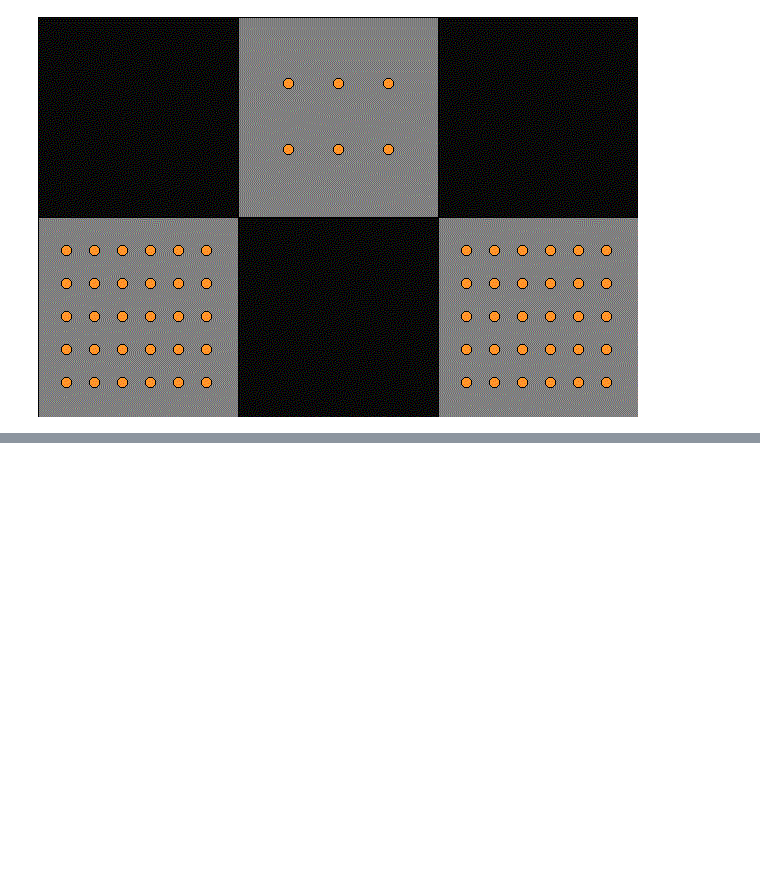
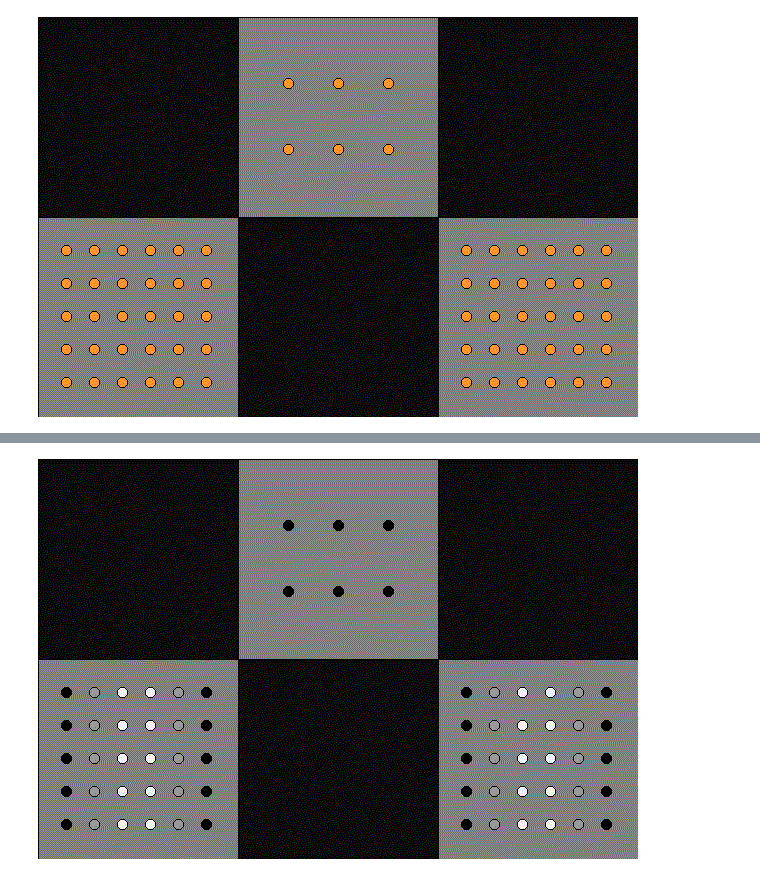
Before and after one commit to daddyjab/living_light, a Jupyter notebook: explore_concepts.ipynb, the cells around one changed output, grey strips where cells are left out. Cells and saved outputs as stored; diff of their text form; code cells hidden in the pictures; blank space fills up the shorter version.

```diff
--- a/explore_concepts.ipynb
+++ b/explore_concepts.ipynb
@@ -134,0 +127,91 @@ Profile: Clear Blue Sky => rgb: (64, 156, 255) => hls: (0.586,0.625,1.000), hsv:
+# %%
+def update_led_pattern(self, timestep:int=None, distance:tuple=None, proximity:dict=None ):
+      """
+        Within the main loop, update the LED pattern that is currently
+        running based upon the timestep that is specified
+        """
+
+        # Do what's needed to make one update to the LEDs based upon:
+        # * The current scenario (and associated LED Pattern and Color Profile)
+        # * The current timestep
+        # * @TODO: Distance measured to objects in the Model
+        # * @TODO: Proximity of objects to Entrance or Exit
+
+        color_profile = self.MODEL_SCENARIO_CONFIG[self.scenario]['color_profile']
+        led_pattern = self.MODEL_SCENARIO_CONFIG[self.scenario]['led_pattern']
+
+        # Functions that implement LED patterns
+        PATTERN_FUNCTION = {
+            'Come In': self._pattern_come_in
+        }
+
+        # Increment the LED pattern and return an array of RGB color strings for each Model component
+        led_colors = self._increment_led_pattern( brightness_func=PATTERN_FUNCTION[led_pattern], timestep=timestep, color_profile=color_profile )
+
+        # Update the LEDs (either physical LEDs or simulated LEDs)
+        m.draw_model_leds( led_colors )
+
+
+def _increment_led_pattern(self, brightness_func=None, timestep:int=0, color_profile:str='Direct Sunlight' ) -> np.ndarray:
+
+    # Update LED brightness patterns for each Model component
+    b_test = {}
+    lc_test = {}
+    for c in m.MODEL_CONFIG:
+
+        # Component LED config
+        rows = m.MODEL_CONFIG[c]['leds']['rows']
+        cols = m.MODEL_CONFIG[c]['leds']['cols']
+
+        # Create an array of the proper dimensions for this component of the model
+        b_test[c] = np.zeros( (rows,cols) )
+
+        # Set the LEDs to show the full range of brightness from 0.0 to 1.0
+        for row_ix in range(rows):
+            for col_ix in range(cols):
+
+                # Generate brightness levels based upon a supplied function
+                b_test[c][row_ix,col_ix] = brightness_func( c, row_ix, col_ix, rows, cols, timestep )
+
+        # Convert brightness levels to RGB strings
+        lc_test[c] = m.map_led_brightness_to_rgb_string( b_test[c], color_profile )
+        # print(f"'{c}': b_test {b_test[c].shape}, lc_test {lc_test[c].shape}")
+
+    return lc_test
+
+# ***************************************************
+# Functions that define pattern brightness/behavior
+# ***************************************************
+def _pattern_come_in( self, c, r_ix, c_ix, n_r, n_c, t=0 ):
+    b = None
+
+    if c=='Right':
+        # Cyclic brightness based upon column and timestep
+        b = np.abs( np.sin( np.pi * ( (c_ix + t)/(n_c-1) ) ) ) if n_c > 1 else 1.0
+
+    elif c=='Top':
+        # Cyclic brightness based upon column and timestep
+        b = np.abs( np.sin( np.pi * t/16 ) )
+
+    elif c=='Left':
+        # Cyclic brightness based upon column and timestep
+        b = np.abs( np.sin( np.pi * ( (c_ix - t)/(n_c-1) ) ) ) if n_c > 1 else 1.0
+
+        # Low to High Brightness based upon row and column
+        # b = (float(r_ix)/(n_r-1) if n_r > 1 else 1.0) * (float(c_ix)/(n_c-1) if n_c > 1 else 1.0)
+
+    return b
+
+
+
+# Update the LED pattern
+images = []
+for t in range(32):
+    led_colors = update_led_pattern( brightness_func=_helper_brightness, timestep=t, color_profile='Direct Sunlight' )
+    m.draw_model_leds( led_colors )
+    images.append( m.model.copy() )
+
+# Display the GIF
+display_images( images, ms=500, loop=0 )
+# %% [output]
+[figure, added]
```
Also changed, not shown: parts of 9 cells of this notebook, 4 other files.
